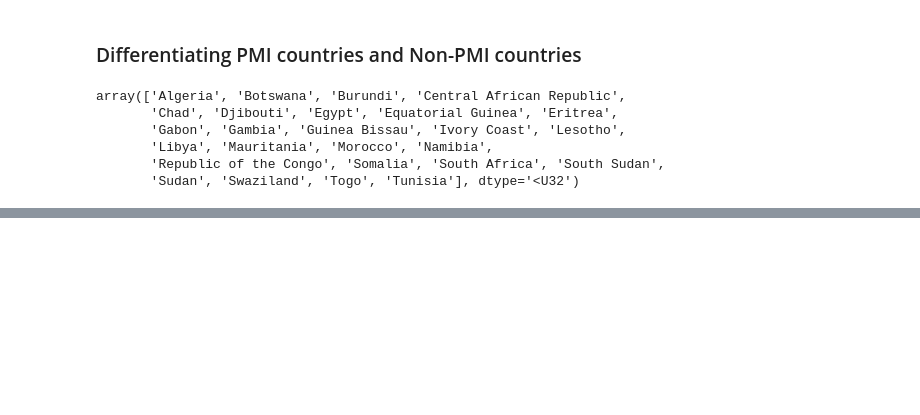
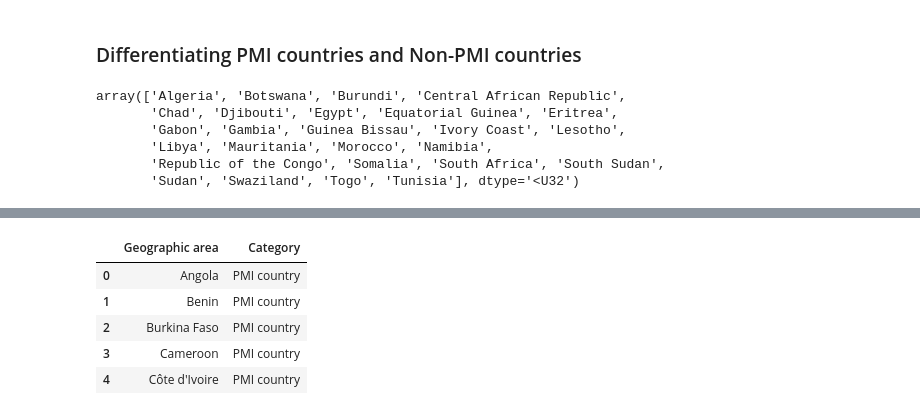
Before and after one commit to clemiblac/US_Africa_Policy, a Jupyter notebook: PMI countries vs non PMI.ipynb, the cells around one changed output, grey strips where cells are left out. Cells and saved outputs as stored; diff of their text form; code cells hidden in the pictures; blank space fills up the shorter version.

```diff
--- a/PMI countries vs non PMI.ipynb
+++ b/PMI countries vs non PMI.ipynb
@@ -342,0 +348,9 @@ non_PMI_df
+# %%
+appended_df.head(5)
+# %% [output]
+|  | Geographic area | Category |
+| 0 | Angola | PMI country |
+| 1 | Benin | PMI country |
+| 2 | Burkina Faso | PMI country |
+| 3 | Cameroon | PMI country |
+| 4 | Côte d'Ivoire | PMI country |
```
Also changed, not shown: parts of 8 cells of this notebook, 1 other file.
